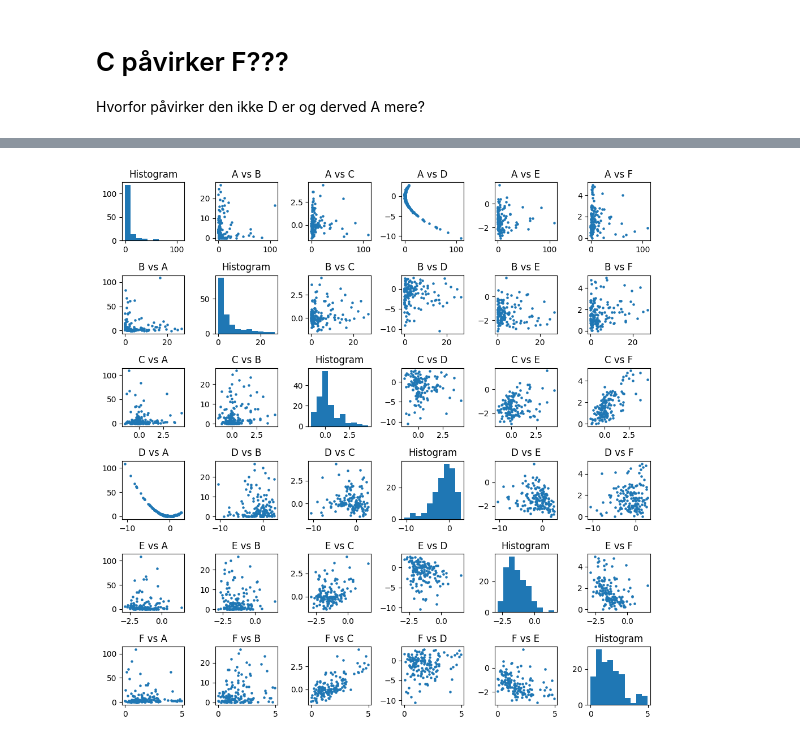
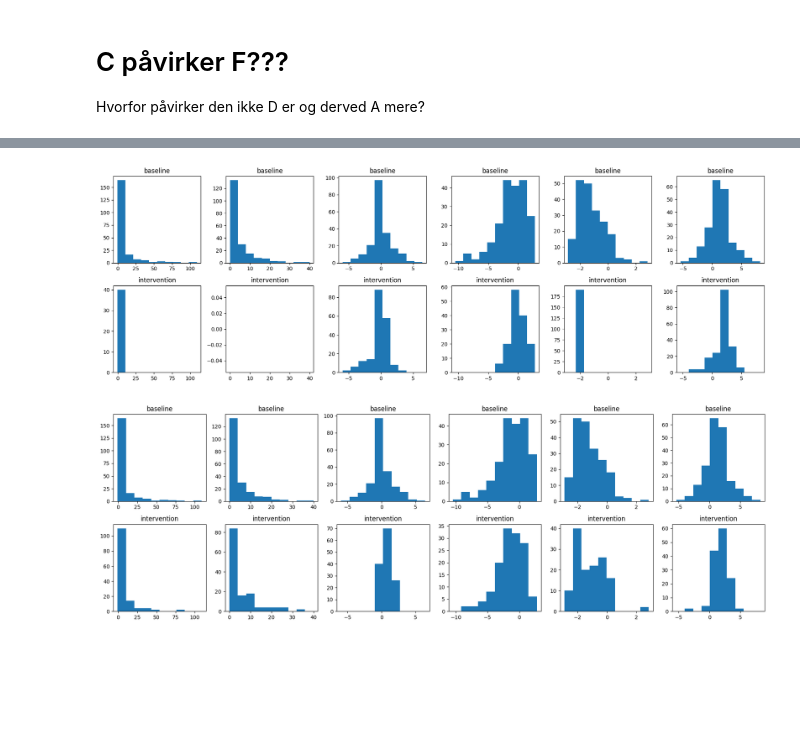
Before and after one commit to katinka314/AL_graph_project, a Jupyter notebook: scatterplots.ipynb, the cells around one changed output, grey strips where cells are left out. Drawn from its saved outputs; the diff is of its cells as text; code cells hidden in the pictures; blank space fills up the shorter version.

```diff
--- a/scatterplots.ipynb
+++ b/scatterplots.ipynb
@@ -53,3 +60,7 @@ Hvorfor påvirker den ikke D er og derved A mere?
+# %%
+plot_pairwise_hist(basedata, intE2_data * -1)
+# %% [output]
+[figure, added]
 # %%
 import numpy as np
 
@@ -57,7 +68,7 @@ def condition_on_interval(data, idx, low, high):
     mask = (data[:, idx] >= low) & (data[:, idx] <= high)
     return data[mask]
 # %%
-cond_base = condition_on_interval(basedata, 5, 0, 5)
-plot_grid(cond_base, n=6)
+cond_base = condition_on_interval(basedata, 2, 0, 2)
+plot_pairwise_hist(basedata, cond_base)
 # %% [output]
-[figure, old version]
+[figure, new version]
```
Also changed, not shown: parts of 5 cells of this notebook.
